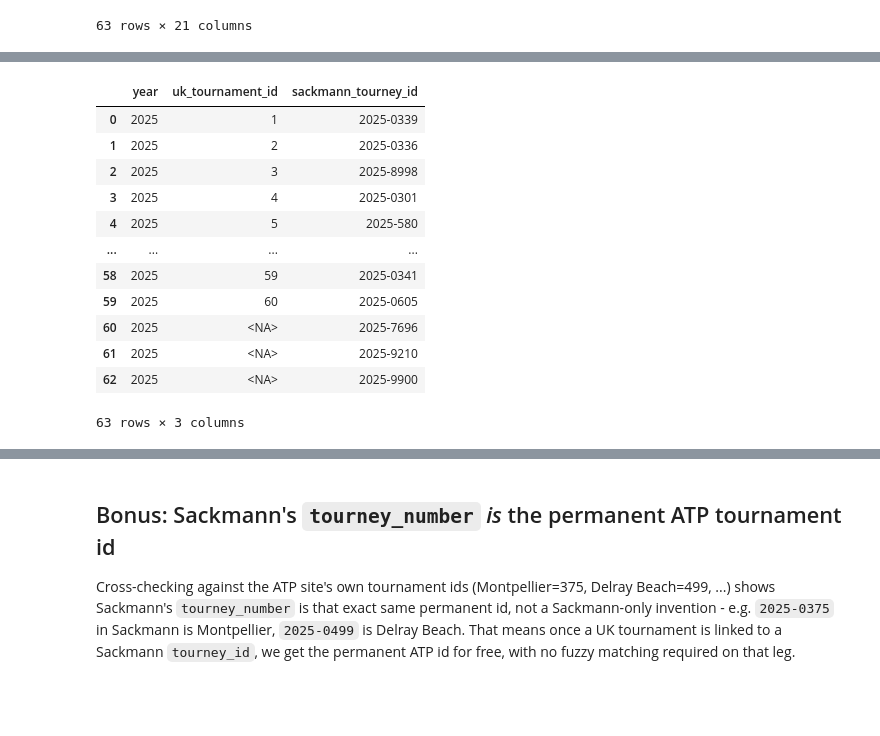
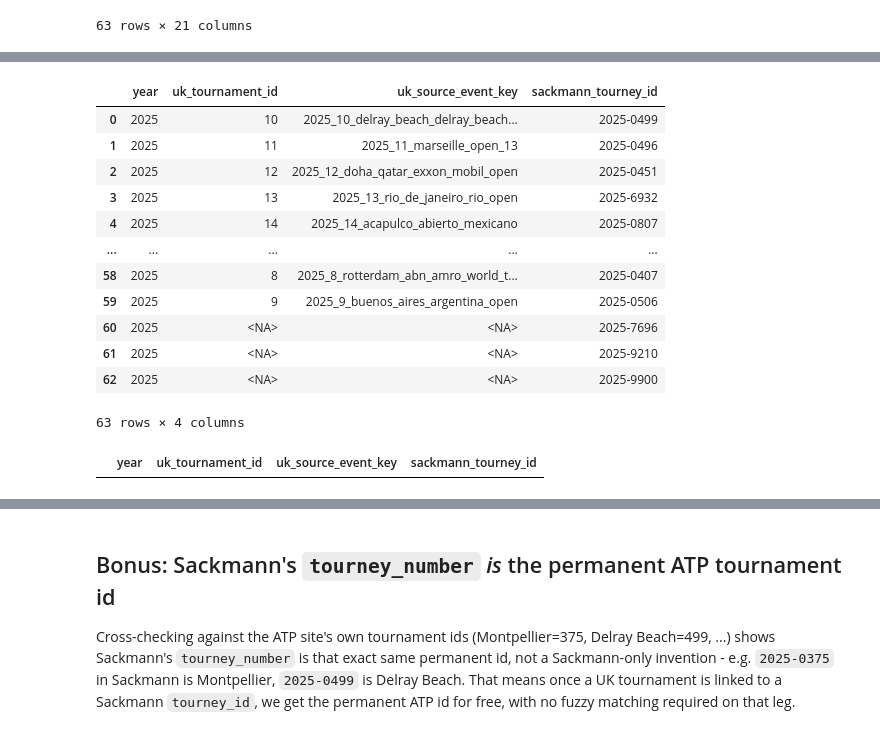
Before and after one commit to nick-benelli/Tennis-Data-Pipeline, a Jupyter notebook: notebooks/dev/data-linking/sackmann-uk-tourney-link-explorer.ipynb, the cells around one changed output, grey strips where cells are left out. Cells and saved outputs as stored; diff of their text form; code cells hidden in the pictures; blank space fills up the shorter version.

```diff
--- a/notebooks/dev/data-linking/sackmann-uk-tourney-link-explorer.ipynb
+++ b/notebooks/dev/data-linking/sackmann-uk-tourney-link-explorer.ipynb
@@ -119,7 +125,7 @@ def normalize_tournament_name(name: str) -> str:
 
 # UK names are often sponsor names (e.g. "BMW Open") while Sackmann uses the host
 # city (e.g. "Munich"), so we keep the UK "location" around too and match against both.
-uk = df_uk_tourneys[["uk_tournament_id", "tournament_name", "location", "surface", "start_date", "end_date"]].copy()
+uk = df_uk_tourneys[["uk_tournament_id", "source_event_key", "tournament_name", "location", "surface", "start_date", "end_date"]].copy()
 sack = df_sackman_tourneys[["tourney_id", "tournament_name", "surface", "start_date", "end_date"]].copy()
 
 uk["start_date"] = pd.to_datetime(uk["start_date"])
@@ -173,23 +192,27 @@ candidates_df.head()
 # %%
 MIN_MATCH_SCORE = 0.5  # candidates below this are treated as "no match"
 
-matched_uk_ids: set = set()
+# uk_tournament_id resets 1-60 every year, so source_event_key (globally unique -
+# see handler/uk/cleaner/common.add_source_event_key) is the key used to dedupe here.
+matched_uk_keys: set = set()
 matched_sack_ids: set = set()
 matches = []
 
 for row in candidates_df.itertuples():
     if row.score < MIN_MATCH_SCORE:
         break  # sorted descending, nothing better remains
-    if row.uk_tournament_id in matched_uk_ids or row.sackmann_tourney_id in matched_sack_ids:
+    if row.uk_source_event_key in matched_uk_keys or row.sackmann_tourney_id in matched_sack_ids:
         continue
-    matched_uk_ids.add(row.uk_tournament_id)
+    matched_uk_keys.add(row.uk_source_event_key)
     matched_sack_ids.add(row.sackmann_tourney_id)
     matches.append(
         {
             "year": YEAR,
             "uk_tournament_id": row.uk_tournament_id,
+            "uk_source_event_key": row.uk_source_event_key,
             "sackmann_tourney_id": row.sackmann_tourney_id,
             "score": row.score,
+            "location": row.location,
             "uk_name": row.uk_name,
             "sackmann_name": row.sackmann_name,
         }
@@ -197,6 +220,6 @@ for row in candidates_df.itertuples():
 
 matched_df = pd.DataFrame(matches)
 print(f"Matched {len(matched_df)} / {len(uk)} UK tourneys and {len(matched_df)} / {len(sack)} Sackmann tourneys")
-matched_df.sort_values("score").head(15)  # weakest matches first, for manual spot-checking
+matched_df.sort_values("score")[["score", "location", "uk_name", "sackmann_name"]].head(15)  # weakest first
 # %% [output]
 Matched 60 / 60 UK tourneys and 60 / 63 Sackmann tourneys
@@ -219,30 +263,45 @@ Matched 60 / 60 UK tourneys and 60 / 63 Sackmann tourneys
 # %%
-unmatched_uk = uk.loc[~uk["uk_tournament_id"].isin(matched_uk_ids), "uk_tournament_id"]
+unmatched_uk = uk.loc[~uk["source_event_key"].isin(matched_uk_keys), ["uk_tournament_id", "source_event_key"]]
 unmatched_sack = sack.loc[~sack["tourney_id"].isin(matched_sack_ids), "tourney_id"]
 
-unmatched_uk_df = pd.DataFrame({"year": YEAR, "uk_tournament_id": unmatched_uk, "sackmann_tourney_id": pd.NA})
-unmatched_sack_df = pd.DataFrame({"year": YEAR, "uk_tournament_id": pd.NA, "sackmann_tourney_id": unmatched_sack})
+unmatched_uk_df = pd.DataFrame(
+    {
+        "year": YEAR,
+        "uk_tournament_id": unmatched_uk["uk_tournament_id"],
+        "uk_source_event_key": unmatched_uk["source_event_key"],
+        "sackmann_tourney_id": pd.NA,
+    }
+)
+unmatched_sack_df = pd.DataFrame(
+    {"year": YEAR, "uk_tournament_id": pd.NA, "uk_source_event_key": pd.NA, "sackmann_tourney_id": unmatched_sack}
+)
 
+# uk_source_event_key travels alongside for now (it's what guarantees uniqueness here) -
+# the eventual persisted crosswalk is just year/uk_tournament_id/sackmann_tourney_id.
 link_df = pd.concat(
-    [matched_df[["year", "uk_tournament_id", "sackmann_tourney_id"]], unmatched_uk_df, unmatched_sack_df],
+    [matched_df[["year", "uk_tournament_id", "uk_source_event_key", "sackmann_tourney_id"]], unmatched_uk_df, unmatched_sack_df],
     ignore_index=True,
 )
-link_df = link_df.sort_values(["uk_tournament_id", "sackmann_tourney_id"], na_position="last").reset_index(drop=True)
+link_df = link_df.sort_values(["uk_source_event_key", "sackmann_tourney_id"], na_position="last").reset_index(drop=True)
 link_df
 # %% [output]
-|  | year | uk_tournament_id | sackmann_tourney_id |
-| 0 | 2025 | 1 | 2025-0339 |
-| 1 | 2025 | 2 | 2025-0336 |
-| 2 | 2025 | 3 | 2025-8998 |
-| 3 | 2025 | 4 | 2025-0301 |
-| 4 | 2025 | 5 | 2025-580 |
-| ... | ... | ... | ... |
-| 58 | 2025 | 59 | 2025-0341 |
-| 59 | 2025 | 60 | 2025-0605 |
-| 60 | 2025 | <NA> | 2025-7696 |
-| 61 | 2025 | <NA> | 2025-9210 |
-| 62 | 2025 | <NA> | 2025-9900 |
+|  | year | uk_tournament_id | uk_source_event_key | sackmann_tourney_id |
+| 0 | 2025 | 10 | 2025_10_delray_beach_delray_beach... | 2025-0499 |
+| 1 | 2025 | 11 | 2025_11_marseille_open_13 | 2025-0496 |
+| 2 | 2025 | 12 | 2025_12_doha_qatar_exxon_mobil_open | 2025-0451 |
+| 3 | 2025 | 13 | 2025_13_rio_de_janeiro_rio_open | 2025-6932 |
+| 4 | 2025 | 14 | 2025_14_acapulco_abierto_mexicano | 2025-0807 |
+| ... | ... | ... | ... | ... |
+| 58 | 2025 | 8 | 2025_8_rotterdam_abn_amro_world_t... | 2025-0407 |
+| 59 | 2025 | 9 | 2025_9_buenos_aires_argentina_open | 2025-0506 |
+| 60 | 2025 | <NA> | <NA> | 2025-7696 |
+| 61 | 2025 | <NA> | <NA> | 2025-9210 |
+| 62 | 2025 | <NA> | <NA> | 2025-9900 |
-63 rows × 3 columns
+63 rows × 4 columns
 # %%
 # Hand-edit this file to correct any bad matches/fill in the blanks, then re-load it as the source of truth.
 link_df.to_csv(f"uk_sackmann_tourney_link_{TOUR.lower()}_{YEAR}.csv", index=False)
+# %%
+unmatched_uk_df
+# %% [output]
+|  | year | uk_tournament_id | uk_source_event_key | sackmann_tourney_id |
```
Also changed, not shown: parts of 14 cells of this notebook, 2 other files.
